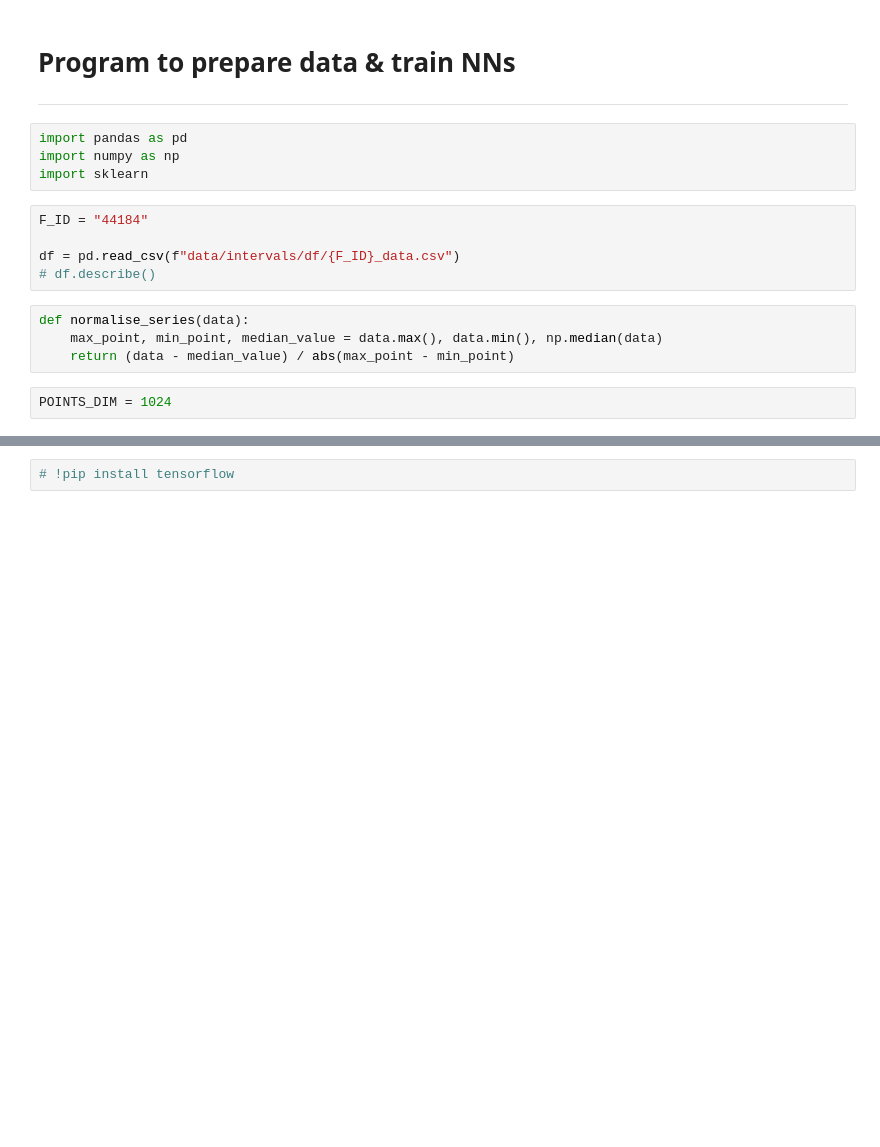
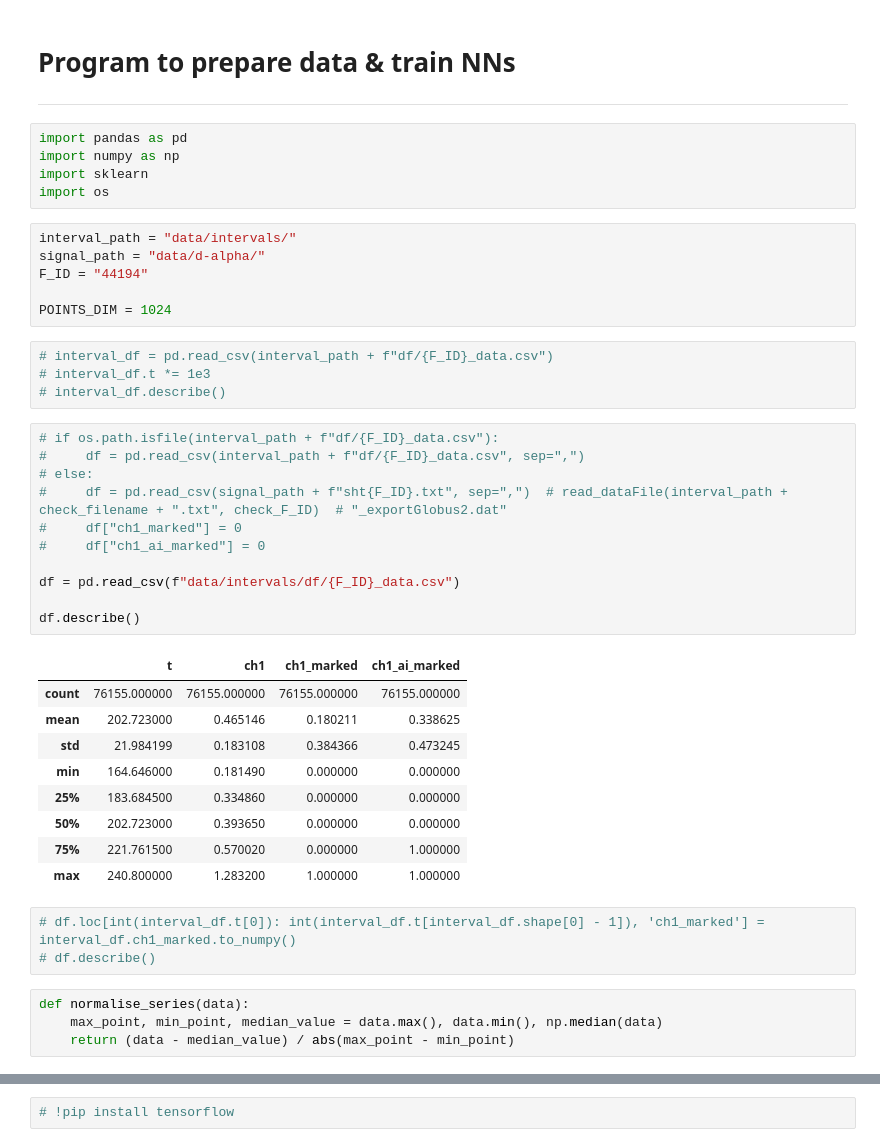
Before and after one commit to feodorrussia/D-alpha-instability-search, a Jupyter notebook: NN training.ipynb, the cells around one changed output, grey strips where cells are left out. Cells and saved outputs as stored; diff of their text form; blank space fills up the shorter version.

```diff
--- a/NN training.ipynb
+++ b/NN training.ipynb
@@ -5,17 +5,45 @@
 import pandas as pd
 import numpy as np
 import sklearn
+import os
+# %%
+interval_path = "data/intervals/"
+signal_path = "data/d-alpha/"
+F_ID = "44194"
+
+POINTS_DIM = 1024
 # %%
-F_ID = "44184"
-
-df = pd.read_csv(f"data/intervals/df/{F_ID}_data.csv")
-# df.describe()
+# interval_df = pd.read_csv(interval_path + f"df/{F_ID}_data.csv")
+# interval_df.t *= 1e3
+# interval_df.describe()
+# %%
+# if os.path.isfile(interval_path + f"df/{F_ID}_data.csv"):
+#     df = pd.read_csv(interval_path + f"df/{F_ID}_data.csv", sep=",")
+# else:
+#     df = pd.read_csv(signal_path + f"sht{F_ID}.txt", sep=",")  # read_dataFile(interval_path + check_filename + ".txt", check_F_ID)  # "_exportGlobus2.dat"
+#     df["ch1_marked"] = 0
+#     df["ch1_ai_marked"] = 0
+
+df = pd.read_csv(f"data/intervals/df/{F_ID}_data.csv")
+
+df.describe()
+# %% [output]
+|  | t | ch1 | ch1_marked | ch1_ai_marked |
+| count | 76155.000000 | 76155.000000 | 76155.000000 | 76155.000000 |
+| mean | 202.723000 | 0.465146 | 0.180211 | 0.338625 |
+| std | 21.984199 | 0.183108 | 0.384366 | 0.473245 |
+| min | 164.646000 | 0.181490 | 0.000000 | 0.000000 |
+| 25% | 183.684500 | 0.334860 | 0.000000 | 0.000000 |
+| 50% | 202.723000 | 0.393650 | 0.000000 | 0.000000 |
+| 75% | 221.761500 | 0.570020 | 0.000000 | 1.000000 |
+| max | 240.800000 | 1.283200 | 1.000000 | 1.000000 |
+# %%
+# df.loc[int(interval_df.t[0]): int(interval_df.t[interval_df.shape[0] - 1]), 'ch1_marked'] = interval_df.ch1_marked.to_numpy()
+# df.describe()
 # %%
 def normalise_series(data):
     max_point, min_point, median_value = data.max(), data.min(), np.median(data)
     return (data - median_value) / abs(max_point - min_point)
-# %%
-POINTS_DIM = 1024
 # %%
 data = []
 
```
Also changed, not shown: parts of 13 cells of this notebook.
